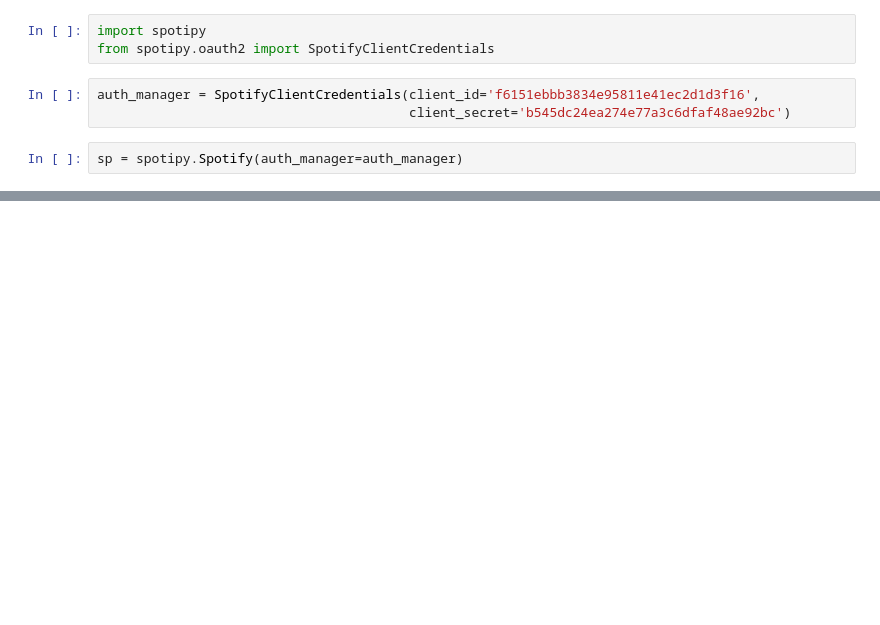
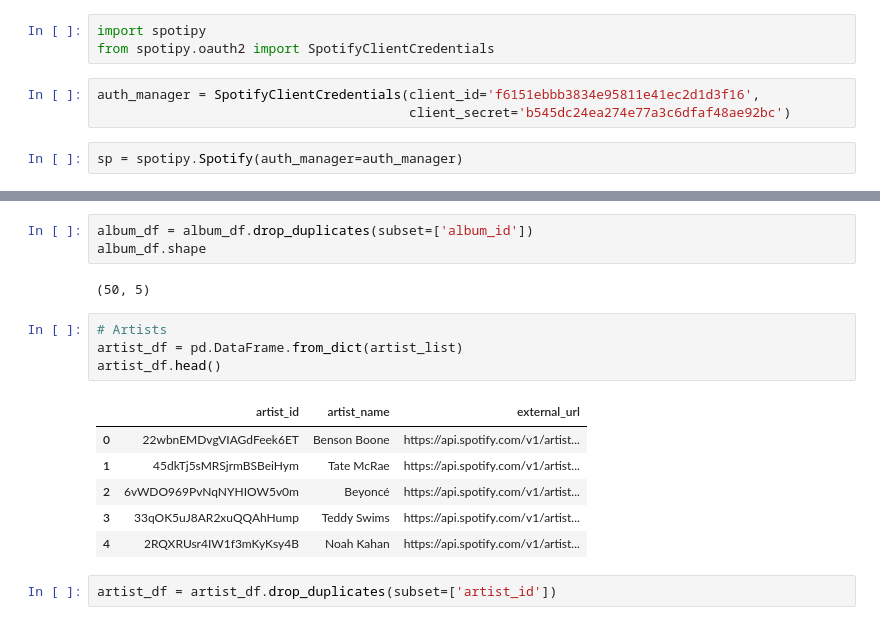
Before and after one commit to longnca/spotify-etl-pipeline-aws, a Jupyter notebook: etl_pipeline.ipynb, the cells around one changed output, grey strips where cells are left out. Cells and saved outputs as stored; diff of their text form; blank space fills up the shorter version.

```diff
--- a/etl_pipeline.ipynb
+++ b/etl_pipeline.ipynb
@@ -49,0 +294,18 @@ Birdy
+# %%
+album_df = album_df.drop_duplicates(subset=['album_id'])
+album_df.shape
+# %% [output]
+(50, 5)
+# %%
+# Artists
+artist_df = pd.DataFrame.from_dict(artist_list)
+artist_df.head()
+# %% [output]
+|  | artist_id | artist_name | external_url |
+| 0 | 22wbnEMDvgVIAGdFeek6ET | Benson Boone | https://api.spotify.com/v1/artist... |
+| 1 | 45dkTj5sMRSjrmBSBeiHym | Tate McRae | https://api.spotify.com/v1/artist... |
+| 2 | 6vWDO969PvNqNYHIOW5v0m | Beyoncé | https://api.spotify.com/v1/artist... |
+| 3 | 33qOK5uJ8AR2xuQQAhHump | Teddy Swims | https://api.spotify.com/v1/artist... |
+| 4 | 2RQXRUsr4IW1f3mKyKsy4B | Noah Kahan | https://api.spotify.com/v1/artist... |
+# %%
+artist_df = artist_df.drop_duplicates(subset=['artist_id'])
```
Also changed, not shown: parts of 32 cells of this notebook, 1 other file.
